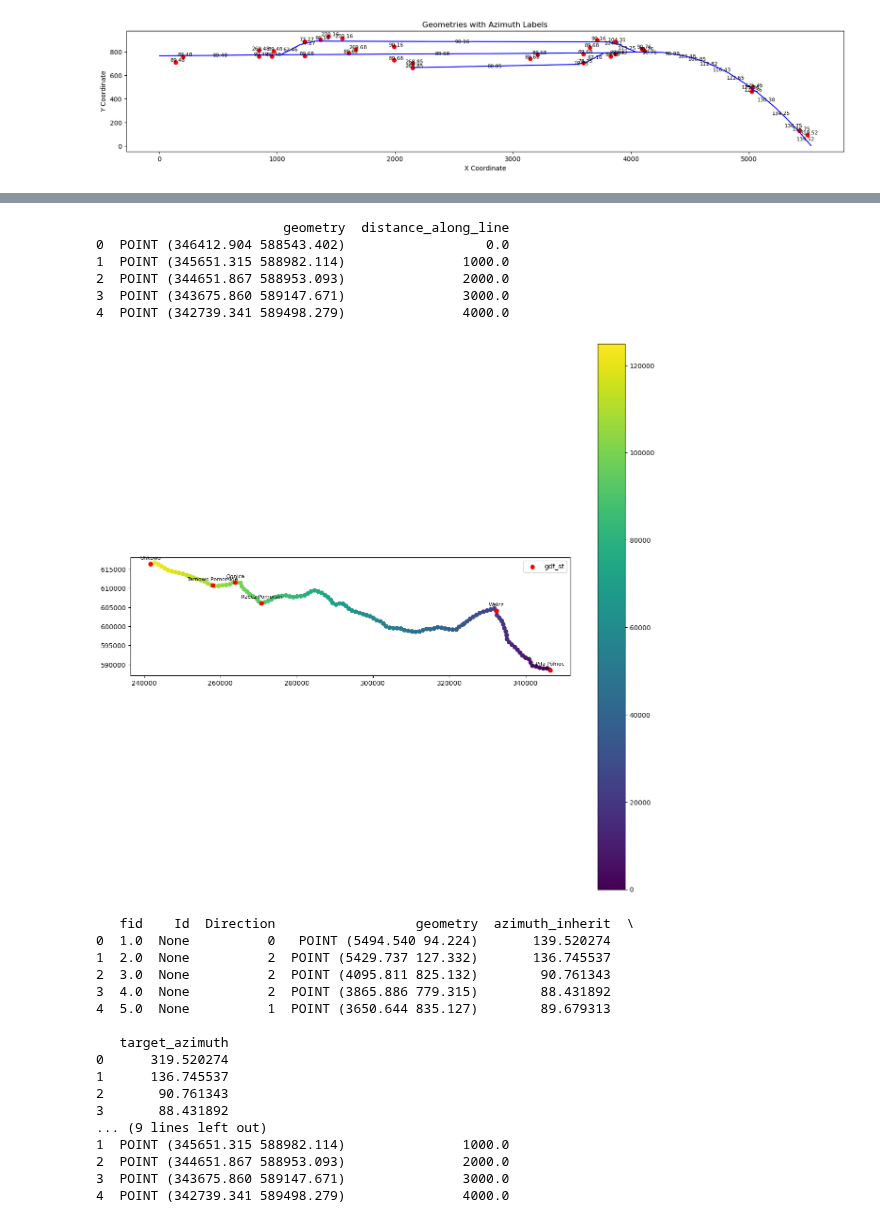
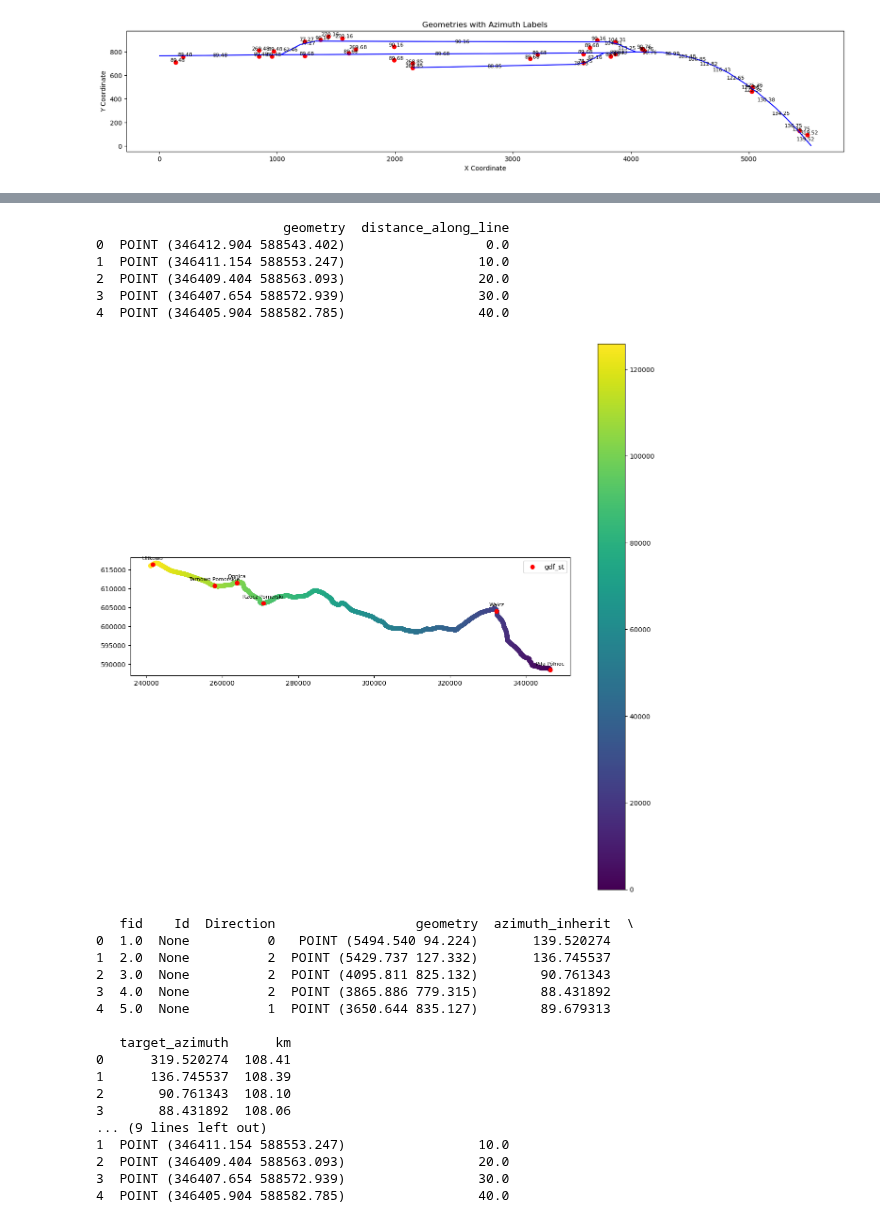
Before and after one commit to mwoj-tech/geo2screen, a Jupyter notebook: main.ipynb, the cells around one changed output, grey strips where cells are left out. Cells and saved outputs as stored; diff of their text form; code cells hidden in the pictures.

```diff
--- a/main.ipynb
+++ b/main.ipynb
@@ -414,7 +414,7 @@ import matplotlib.pyplot as plt
 from shapely.geometry import Point
 
 # Plot the geometries
-fig, ax = plt.subplots(figsize=(20, 20))
+fig, ax = plt.subplots(figsize=(25, 25))
 
 # Plot gdf_net
 gdf_net_rotated_translated.plot(ax=ax, color='blue')
@@ -461,7 +461,7 @@ plt.show()
 line_geometry = gdf_rl.geometry.iloc[0]
 
 # Define the interval distance for chainage points (in meters)
-interval_distance = 1000 # Adjust as needed
+interval_distance = 10 # Adjust as needed
 
 # Create chainage points along the line
 chainage_points = []
@@ -476,38 +476,38 @@ gdf_chainage = gpd.GeoDataFrame(geometry=chainage_points, crs=gdf_rl.crs)
 
 # Add a new column to the GeoDataFrame to store the distance along the line
 gdf_chainage['distance_along_line'] = gdf_chainage.apply(lambda row: line_geometry.project(row.geometry), axis=1)
 
 # Save or visualize the GeoDataFrame containing chainage points
 print(gdf_chainage.head())
 gdf_chainage.to_file('rl-403-chainage-1m.geojson', driver='GeoJSON')
 # Plotting both GeoDataFrames on the same plot
 fig, ax = plt.subplots(figsize=(15, 15))
 
 # Plotting gdf_rl first
 #gdf_rl.plot(ax=ax, color='blue', label='gdf_rl')
 gdf_chainage.plot(ax=ax,column='distance_along_line', legend=True)
 
 # Plotting gdf_st next so it appears above gdf_rl
 gdf_st.plot(ax=ax, color='red', label='gdf_st')
 
 # Adding labels for 'name' field of gdf_st with an offset on y-axis
 label_offset = 1000  # Adjust as needed for the desired spacing
 for x, y, label in zip(gdf_st.geometry.centroid.x, gdf_st.geometry.centroid.y, gdf_st['name']):
     ax.text(x, y + label_offset, label, fontsize=8, ha='center', va='bottom', zorder=5)
 
 # Adding legend
 ax.legend()
 
 # Display the plot
 plt.show()
 # %% [output]
                         geometry  distance_along_line
 0  POINT (346412.904 588543.402)                  0.0
-1  POINT (345651.315 588982.114)               1000.0
-2  POINT (344651.867 588953.093)               2000.0
-3  POINT (343675.860 589147.671)               3000.0
-4  POINT (342739.341 589498.279)               4000.0
+1  POINT (346411.154 588553.247)                 10.0
+2  POINT (346409.404 588563.093)                 20.0
+3  POINT (346407.654 588572.939)                 30.0
+4  POINT (346405.904 588582.785)                 40.0
-[figure, old version]
+[figure, new version]
 # %%
 print(gdf_fie_rotated_translated.head())
 print(gdf_fie_geo.head())
@@ -520,13 +520,13 @@ print(gdf_chainage.head())
 3  4.0  None          2  POINT (3865.886 779.315)        88.431892
 4  5.0  None          1  POINT (3650.644 835.127)        89.679313
 
-   target_azimuth
-0      319.520274
-1      136.745537
-2       90.761343
-3       88.431892
+   target_azimuth      km
+0      319.520274  108.41
+1      136.745537  108.39
+2       90.761343  108.10
+3       88.431892  108.06
 ... (9 lines left out)
-1  POINT (345651.315 588982.114)               1000.0
-2  POINT (344651.867 588953.093)               2000.0
-3  POINT (343675.860 589147.671)               3000.0
-4  POINT (342739.341 589498.279)               4000.0
+1  POINT (346411.154 588553.247)                 10.0
+2  POINT (346409.404 588563.093)                 20.0
+3  POINT (346407.654 588572.939)                 30.0
+4  POINT (346405.904 588582.785)                 40.0
```
Also changed, not shown: parts of 7 cells of this notebook, 1 other file.
